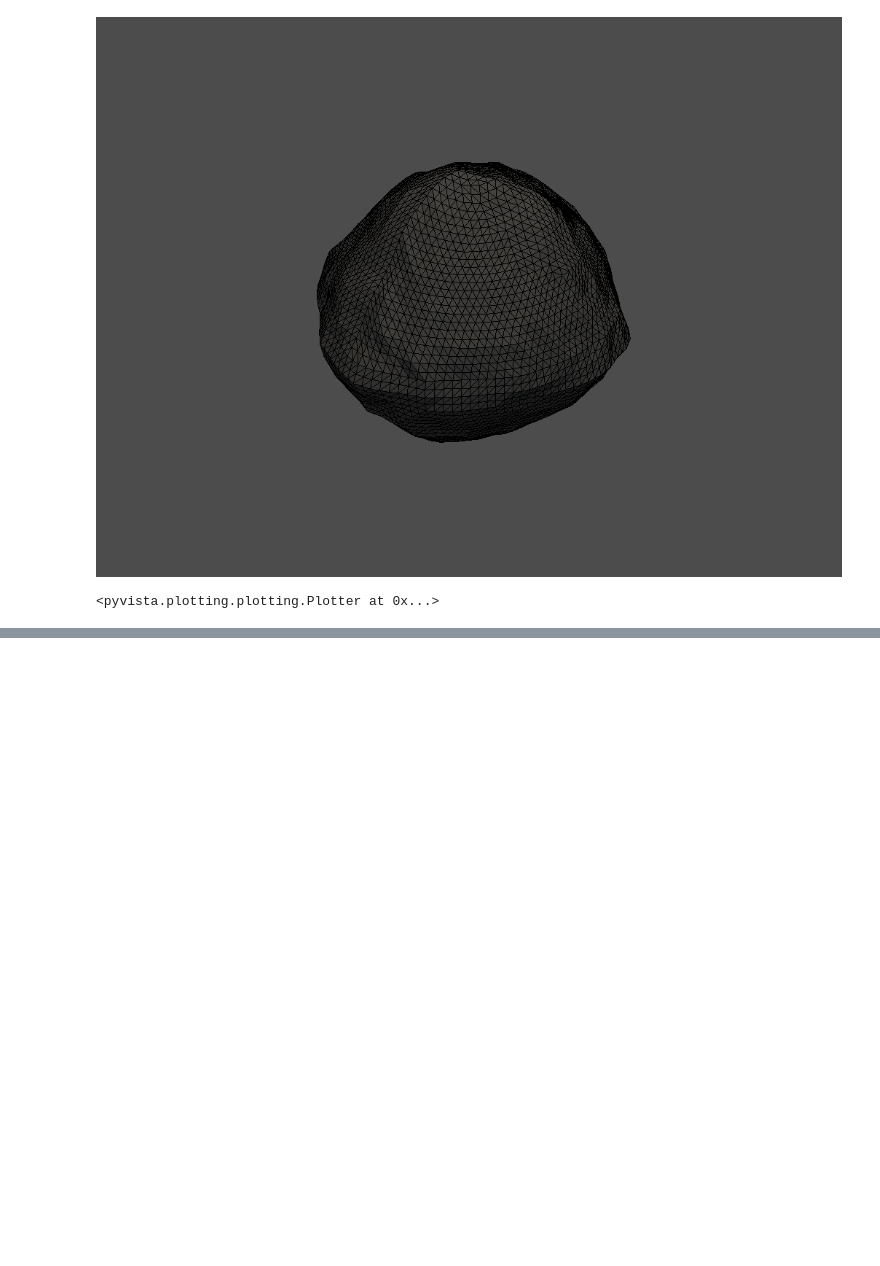
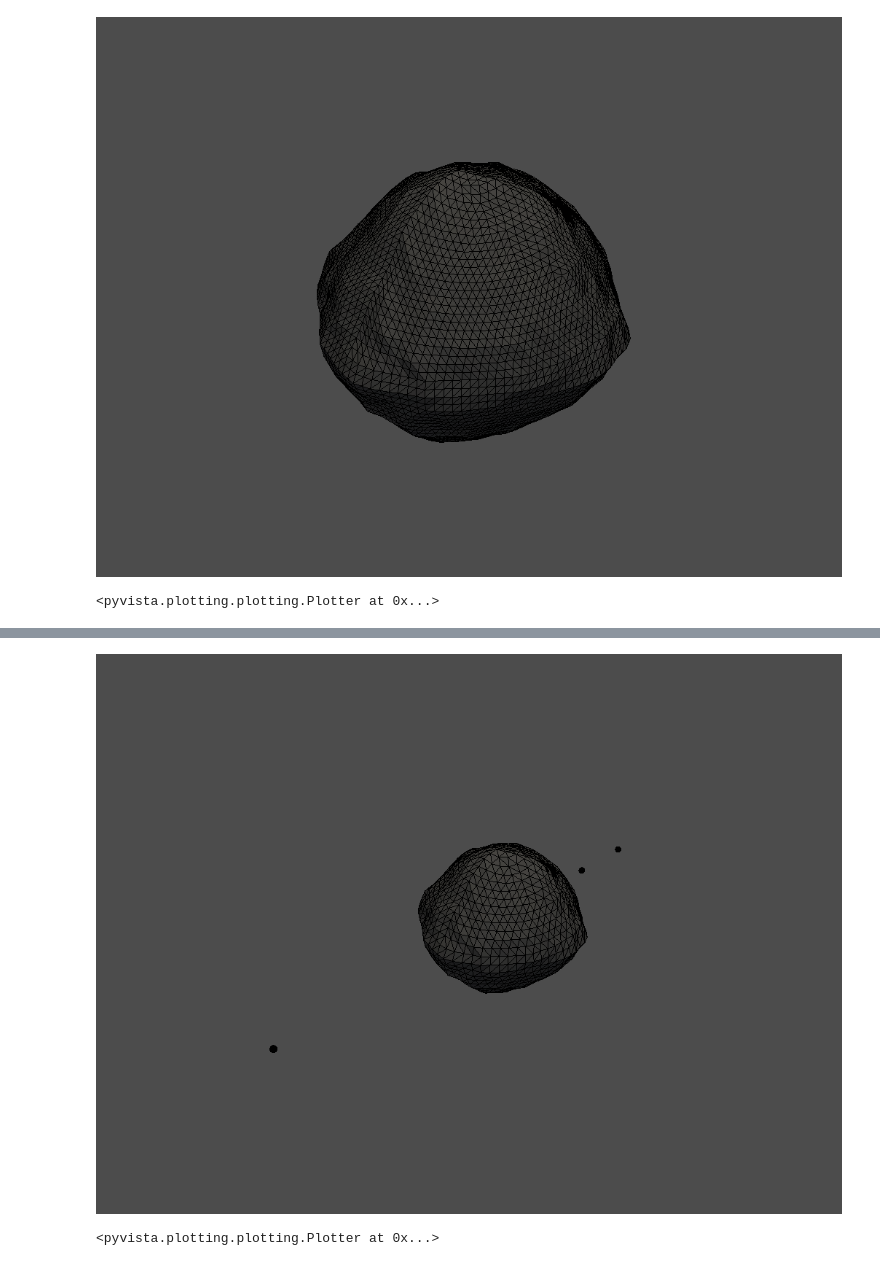
Before and after one commit to SR-Tools-Project/SR_Tools_Tutorials, a Jupyter notebook: T2_PlanetaryObjects.ipynb, the cells around one changed output, grey strips where cells are left out. Cells and saved outputs as stored; diff of their text form; code cells hidden in the pictures; blank space fills up the shorter version.

```diff
--- a/T2_PlanetaryObjects.ipynb
+++ b/T2_PlanetaryObjects.ipynb
@@ -147,0 +199,23 @@ bennu.Body.plot_pv(notebook=True)
+# %%
+# Add a few rocks
+bennu.addRock(ConstDensityBody.from_radius(radius=0.01,
+                               pos = np.array([0.9,0.,0.]),
+                               vel = np.array([0.,0.2,0.]),
+                               AngVel=np.array([0.,0.,0.0]),
+                               material=CI_material))
+bennu.addRock(ConstDensityBody.from_radius(radius=0.01,
+                               pos = np.array([-0.4,0.,0.]),
+                               vel = np.array([0.,-0.4,0.]),
+                               AngVel=np.array([0.,0.,0.0]),
+                               material=CI_material))
+bennu.addRock(ConstDensityBody.from_radius(radius=0.01,
+                               pos = np.array([-0.6,0.,0.]),
+                               vel = np.array([0.,-0.4,0.]),
+                               AngVel=np.array([0.,0.,0.0]),
+                               material=CI_material))
+
+# Plot the system
+bennu.plot_pv(notebook=True)
+# %% [output]
+[figure, added]
+<pyvista.plotting.plotting.Plotter at 0x...>
```
Also changed, not shown: parts of 12 cells of this notebook, 1 other file.
